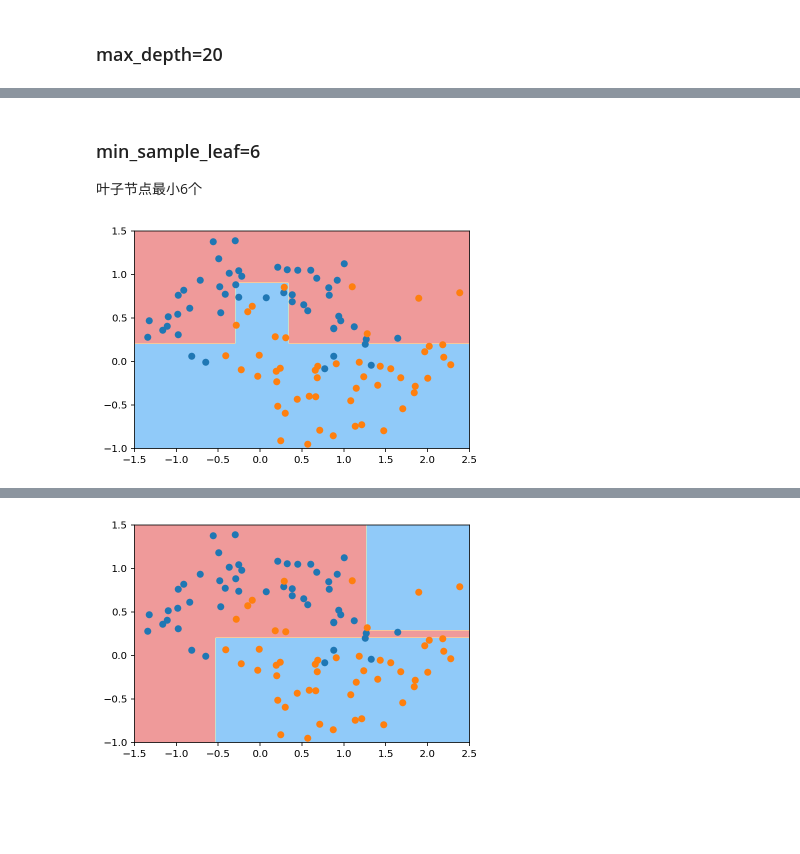
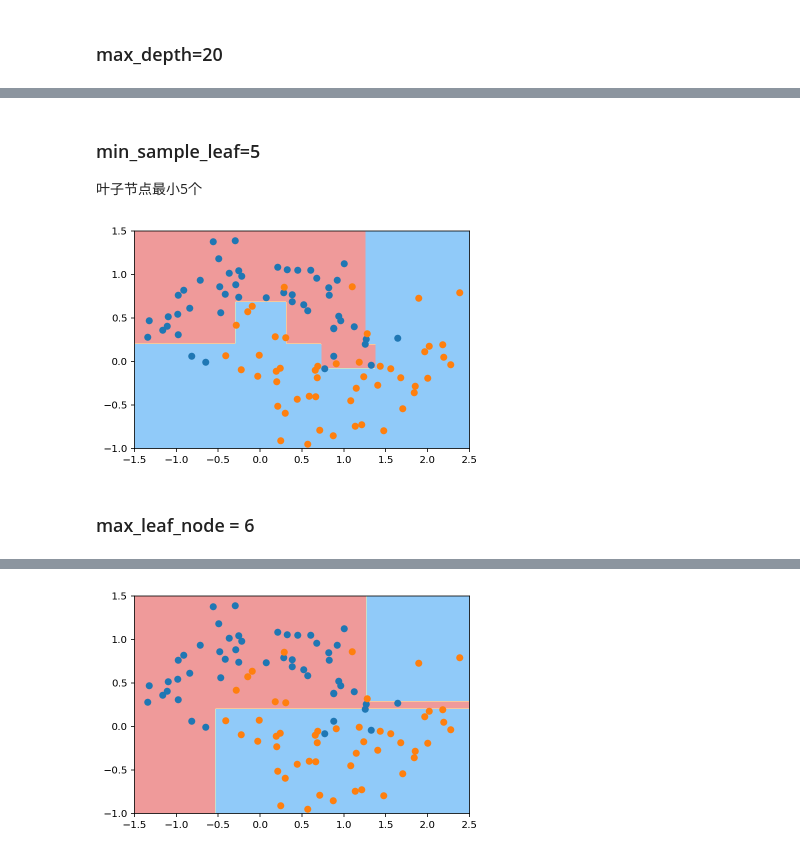
Before and after one commit to clelandgt/machine_learning, a Jupyter notebook: ml_algorithms/决策树.ipynb, the cells around one changed output, grey strips where cells are left out. Drawn from its saved outputs; the diff is of its cells as text; code cells hidden in the pictures; blank space fills up the shorter version.

```diff
--- a/ml_algorithms/决策树.ipynb
+++ b/ml_algorithms/决策树.ipynb
@@ -349,16 +359,18 @@ plt.show()
+# %% [markdown]
+### min_sample_leaf=5
+叶子节点最小5个
+# %%
+from sklearn.tree import DecisionTreeClassifier, export_graphviz
+from sklearn.tree.export import export_text
+
+dt_clf = DecisionTreeClassifier(min_samples_leaf=5)
+dt_clf.fit(X, y)
+
+plot_decision_boundary(dt_clf, axis=[-1.5, 2.5, -1, 1.5])
+plt.scatter(X[y==0,0], X[y==0,1])
+plt.scatter(X[y==1,0], X[y==1,1])
+plt.show()
+# %% [output]
+[figure, added]
 # %% [markdown]
-### min_sample_leaf=6
-叶子节点最小6个
+### max_leaf_node = 6
-# %%
-from sklearn.tree import DecisionTreeClassifier, export_graphviz
-from sklearn.tree.export import export_text
-
-dt_clf = DecisionTreeClassifier(min_samples_leaf=6)
-dt_clf.fit(X, y)
-
-plot_decision_boundary(dt_clf, axis=[-1.5, 2.5, -1, 1.5])
-plt.scatter(X[y==0,0], X[y==0,1])
-plt.scatter(X[y==1,0], X[y==1,1])
-plt.show()
-# %% [output]
-[figure, removed]
```
Also changed, not shown: parts of 11 cells of this notebook.
